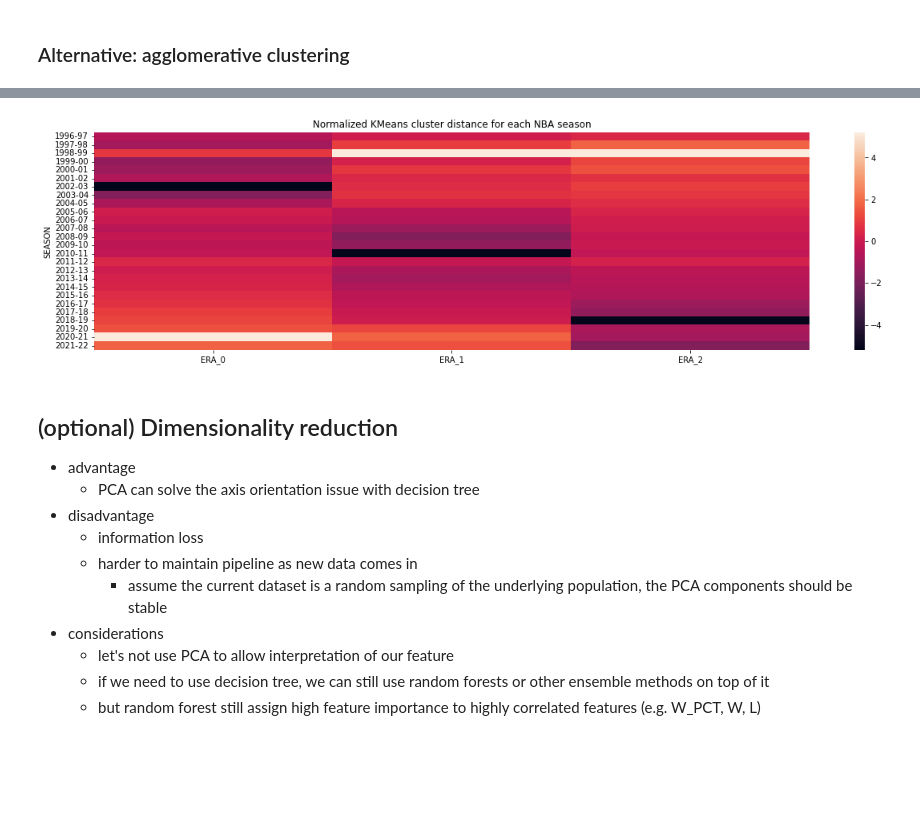
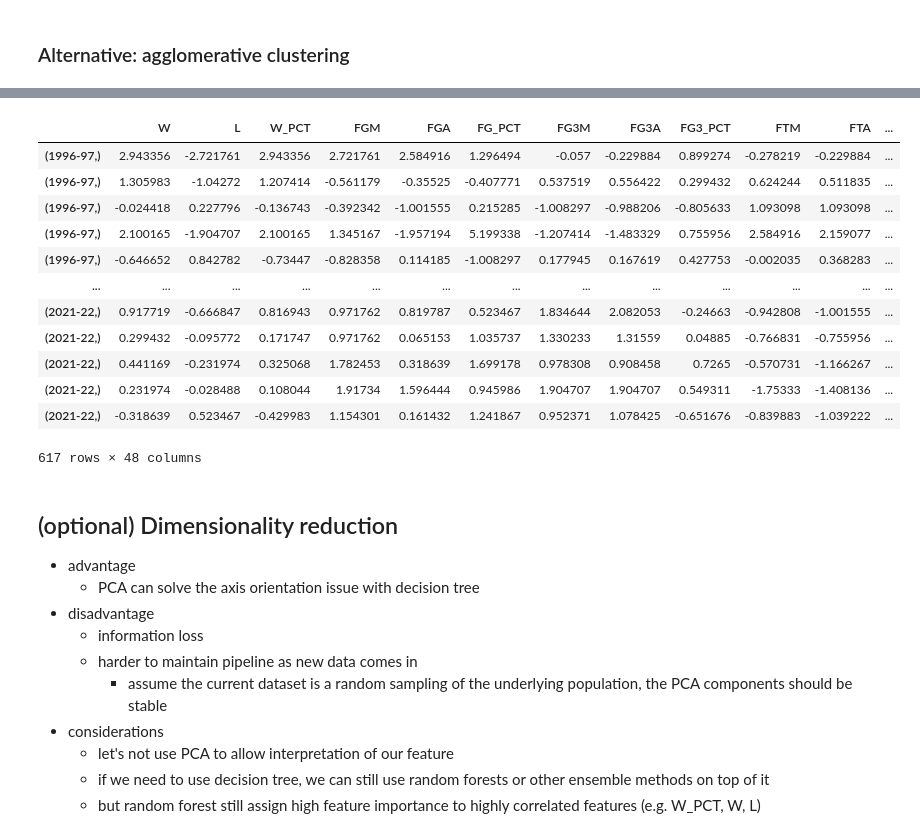
Before and after one commit to WillKWL/Project-NBASeason, a Jupyter notebook: 2_EDA.ipynb, the cells around one changed output, grey strips where cells are left out. Saved outputs shown, nothing was run; the diff lists cells and outputs as text; code cells hidden in the pictures; blank space fills up the shorter version.

```diff
--- a/2_EDA.ipynb
+++ b/2_EDA.ipynb
@@ -527,9 +573,25 @@ season_prepared
-# %%
-sns.heatmap(pd.concat([season[['SEASON']], season_prepared[['ERA_0', 'ERA_1', 'ERA_2']]], axis=1).groupby('SEASON').mean())
-plt.title("Normalized KMeans cluster distance for each NBA season")
-plt.show()
-# %% [output]
-[figure, removed]
+# %%
+# right now only 1 step because we need to incorporate data_cleaning pipeline into SeasonSimilarity
+# but we can add other steps later as well
+data_preparation = make_pipeline(
+    SeasonSimilarity(random_state=42)
+)
+
+data_preparation.fit_transform(season)
+# %% [output]
+|  | W | L | W_PCT | FGM | FGA | FG_PCT | FG3M | FG3A | FG3_PCT | FTM | FTA | ... |
+| (1996-97,) | 2.943356 | -2.721761 | 2.943356 | 2.721761 | 2.584916 | 1.296494 | -0.057 | -0.229884 | 0.899274 | -0.278219 | -0.229884 | ... |
+| (1996-97,) | 1.305983 | -1.04272 | 1.207414 | -0.561179 | -0.35525 | -0.407771 | 0.537519 | 0.556422 | 0.299432 | 0.624244 | 0.511835 | ... |
+| (1996-97,) | -0.024418 | 0.227796 | -0.136743 | -0.392342 | -1.001555 | 0.215285 | -1.008297 | -0.988206 | -0.805633 | 1.093098 | 1.093098 | ... |
+| (1996-97,) | 2.100165 | -1.904707 | 2.100165 | 1.345167 | -1.957194 | 5.199338 | -1.207414 | -1.483329 | 0.755956 | 2.584916 | 2.159077 | ... |
+| (1996-97,) | -0.646652 | 0.842782 | -0.73447 | -0.828358 | 0.114185 | -1.008297 | 0.177945 | 0.167619 | 0.427753 | -0.002035 | 0.368283 | ... |
+| ... | ... | ... | ... | ... | ... | ... | ... | ... | ... | ... | ... | ... |
+| (2021-22,) | 0.917719 | -0.666847 | 0.816943 | 0.971762 | 0.819787 | 0.523467 | 1.834644 | 2.082053 | -0.24663 | -0.942808 | -1.001555 | ... |
+| (2021-22,) | 0.299432 | -0.095772 | 0.171747 | 0.971762 | 0.065153 | 1.035737 | 1.330233 | 1.31559 | 0.04885 | -0.766831 | -0.755956 | ... |
+| (2021-22,) | 0.441169 | -0.231974 | 0.325068 | 1.782453 | 0.318639 | 1.699178 | 0.978308 | 0.908458 | 0.7265 | -0.570731 | -1.166267 | ... |
+| (2021-22,) | 0.231974 | -0.028488 | 0.108044 | 1.91734 | 1.596444 | 0.945986 | 1.904707 | 1.904707 | 0.549311 | -1.75333 | -1.408136 | ... |
+| (2021-22,) | -0.318639 | 0.523467 | -0.429983 | 1.154301 | 0.161432 | 1.241867 | 0.952371 | 1.078425 | -0.651676 | -0.839883 | -1.039222 | ... |
+617 rows × 48 columns
 # %% [markdown]
 ## (optional) Dimensionality reduction
 - advantage
```
Also changed, not shown: parts of 62 cells of this notebook.
